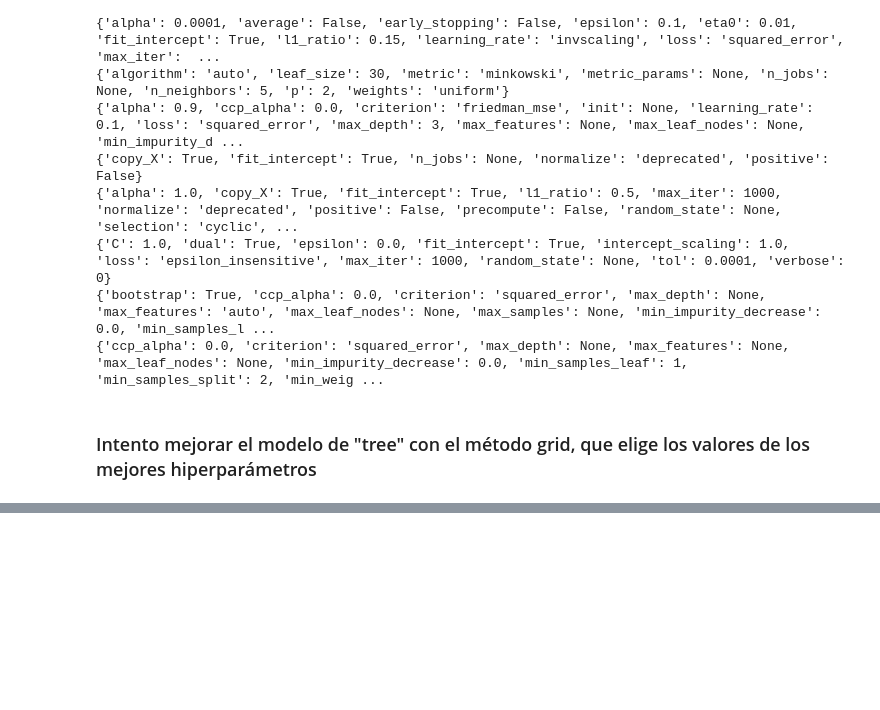
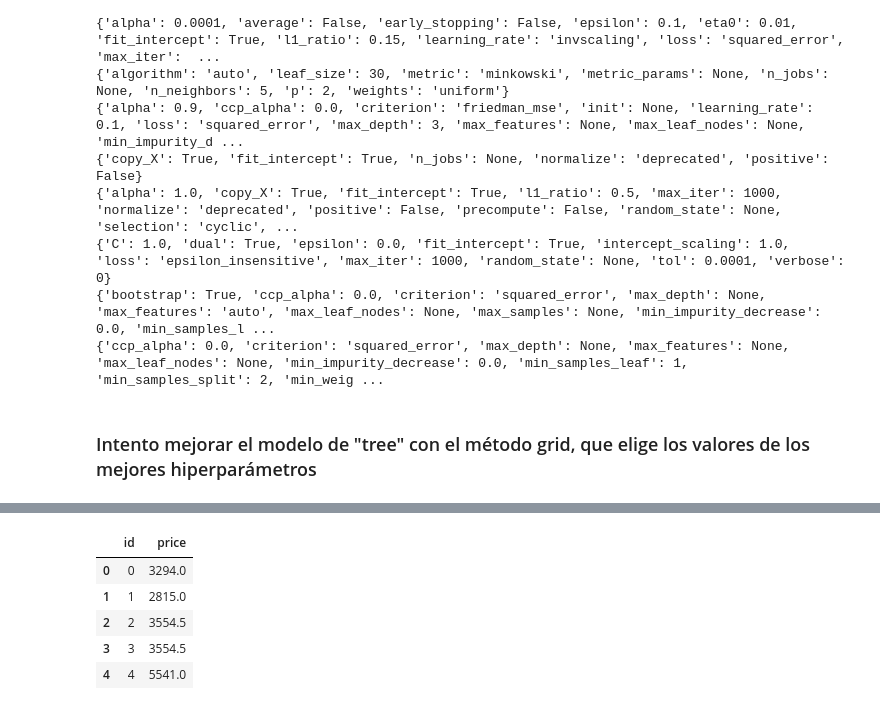
Before and after one commit to Beapsp/Project_Machine_Learning, a Jupyter notebook: notebook/Untitled1.ipynb, the cells around one changed output, grey strips where cells are left out. Cells and saved outputs as stored; diff of their text form; code cells hidden in the pictures; blank space fills up the shorter version.

```diff
--- a/notebook/Untitled1.ipynb
+++ b/notebook/Untitled1.ipynb
@@ -353,0 +468,13 @@ grid_svr = GridSearchCV(svr, parameters_svr, verbose = 1)
+# %%
+para_index = {"index": "id", 0: "price"}
+# %%
+test5.rename(columns=para_index, inplace=True)
+# %%
+test5.head()
+# %% [output]
+|  | id | price |
+| 0 | 0 | 3294.0 |
+| 1 | 1 | 2815.0 |
+| 2 | 2 | 3554.5 |
+| 3 | 3 | 3554.5 |
+| 4 | 4 | 5541.0 |
```
Also changed, not shown: parts of 24 cells of this notebook, 3 other files.
